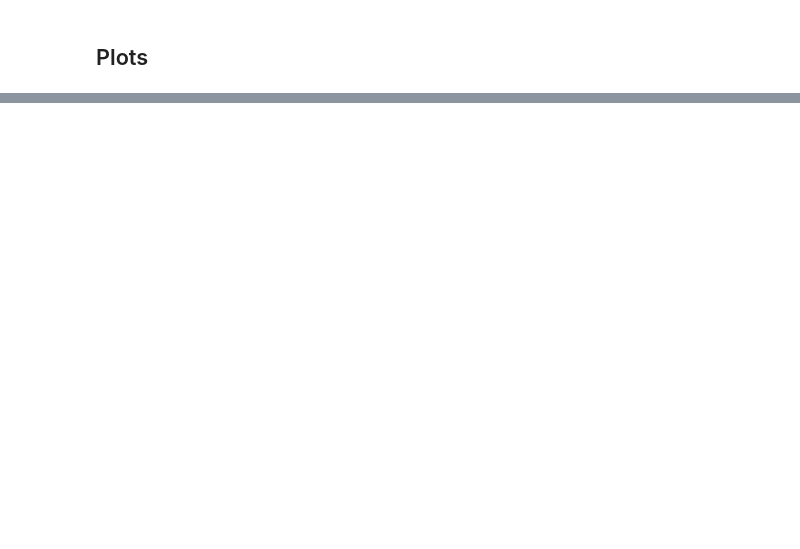
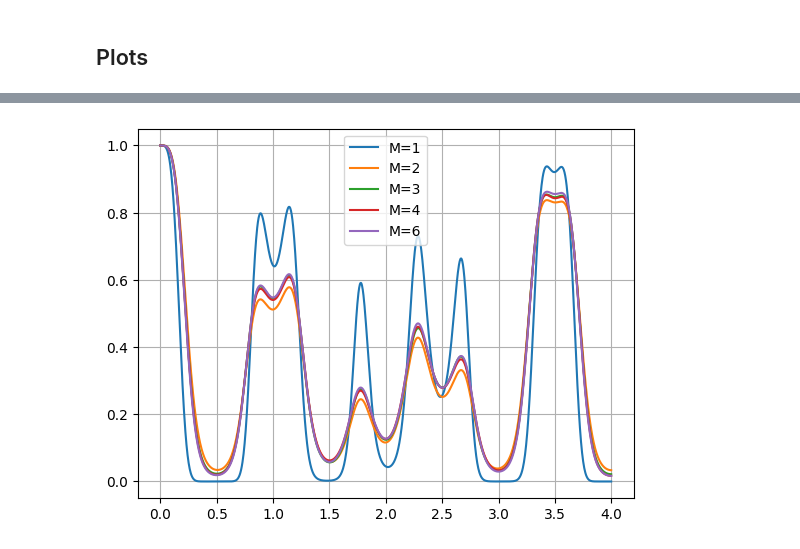
Before and after one commit to leoskar/mctdhf, a Jupyter notebook: MCTDHF_fd_direct_jax.ipynb, the cells around one changed output, grey strips where cells are left out. Drawn from its saved outputs; the diff is of its cells as text; code cells hidden in the pictures; blank space fills up the shorter version.

```diff
--- a/MCTDHF_fd_direct_jax.ipynb
+++ b/MCTDHF_fd_direct_jax.ipynb
@@ -522,0 +662,12 @@ plt.show()
+# %%
+plt.plot(t*0.25*8/(2*np.pi), np.abs(overlap_1)**2, label = 'M=1')
+plt.plot(t*0.25*8/(2*np.pi), np.abs(overlap_2)**2, label = 'M=2')
+plt.plot(t*0.25*8/(2*np.pi), np.abs(overlap_3)**2, label = 'M=3')
+plt.plot(t*0.25*8/(2*np.pi), np.abs(overlap_4)**2, label = 'M=4')
+plt.plot(t*0.25*8/(2*np.pi), np.abs(overlap)**2, label = f'M={num_mctdhf_orbitals}')
+plt.plot()
+plt.legend()
+plt.grid()
+plt.show()
+# %% [output]
+[figure, added]
```
Also changed, not shown: parts of 28 cells of this notebook.
